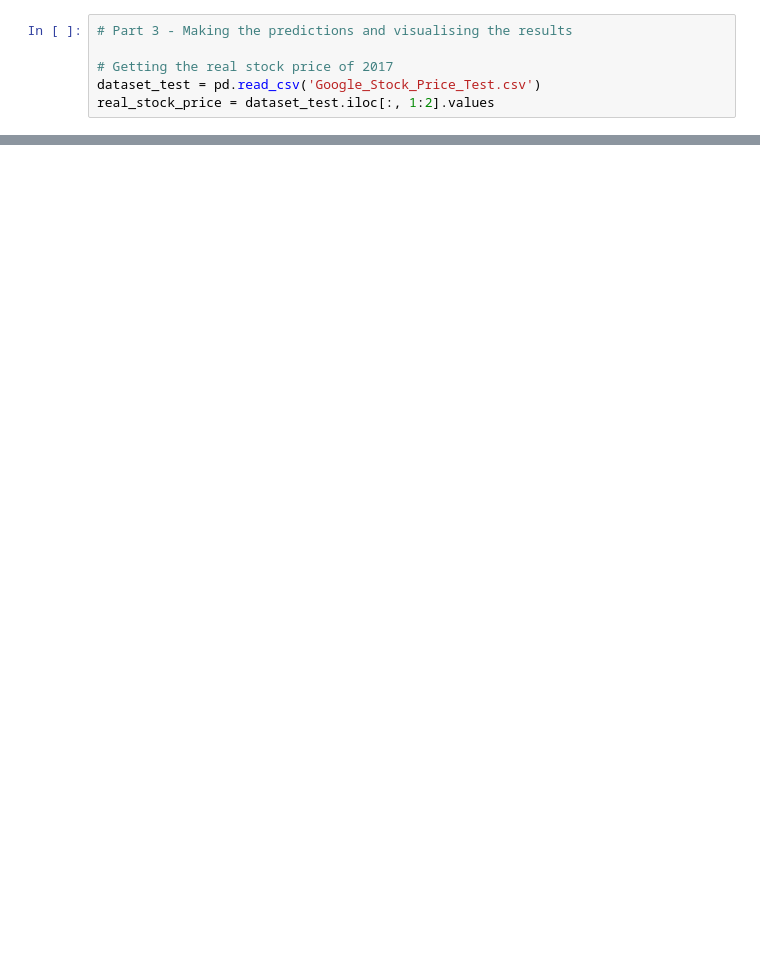
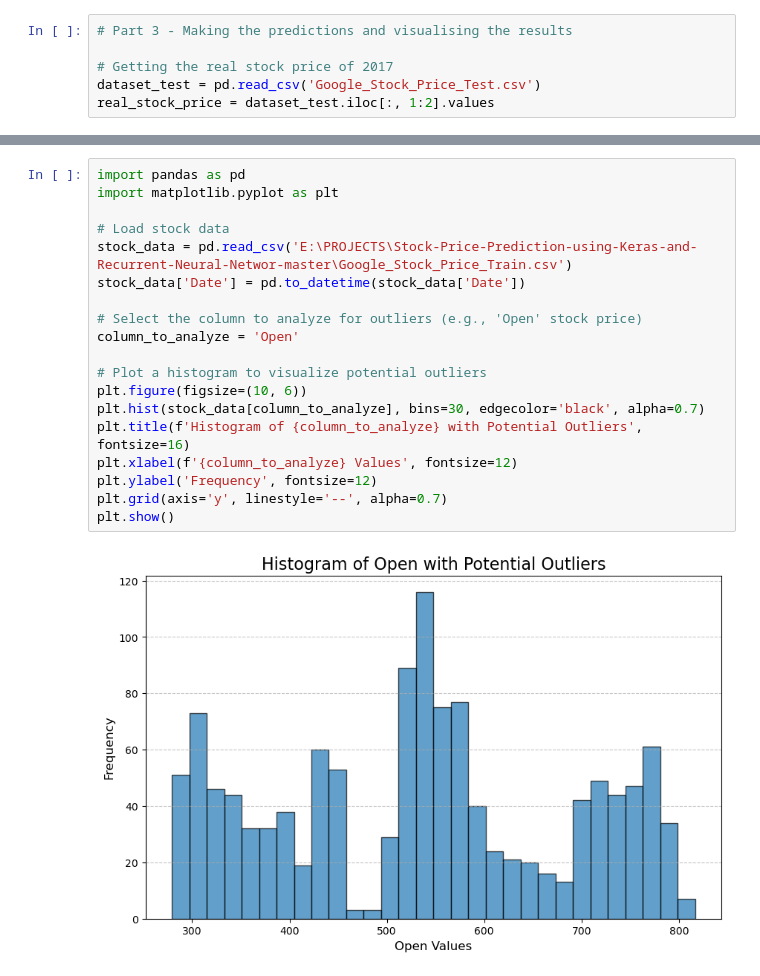
Before and after one commit to srushtikandagal/Data-science, a Jupyter notebook: PROJ.ipynb, the cells around one changed output, grey strips where cells are left out. Saved outputs shown, nothing was run; the diff lists cells and outputs as text; blank space fills up the shorter version.

```diff
--- a/PROJ.ipynb
+++ b/PROJ.ipynb
@@ -95,0 +106,21 @@ predicted_stock_price = sc.inverse_transform(predicted_stock_price)
+# %%
+import pandas as pd
+import matplotlib.pyplot as plt
+
+# Load stock data
+stock_data = pd.read_csv('E:\PROJECTS\Stock-Price-Prediction-using-Keras-and-Recurrent-Neural-Networ-master\Google_Stock_Price_Train.csv')
+stock_data['Date'] = pd.to_datetime(stock_data['Date'])
+
+# Select the column to analyze for outliers (e.g., 'Open' stock price)
+column_to_analyze = 'Open'
+
+# Plot a histogram to visualize potential outliers
+plt.figure(figsize=(10, 6))
+plt.hist(stock_data[column_to_analyze], bins=30, edgecolor='black', alpha=0.7)
+plt.title(f'Histogram of {column_to_analyze} with Potential Outliers', fontsize=16)
+plt.xlabel(f'{column_to_analyze} Values', fontsize=12)
+plt.ylabel('Frequency', fontsize=12)
+plt.grid(axis='y', linestyle='--', alpha=0.7)
+plt.show()
+# %% [output]
+[figure, added]
```
Also changed, not shown: parts of 9 cells of this notebook.
